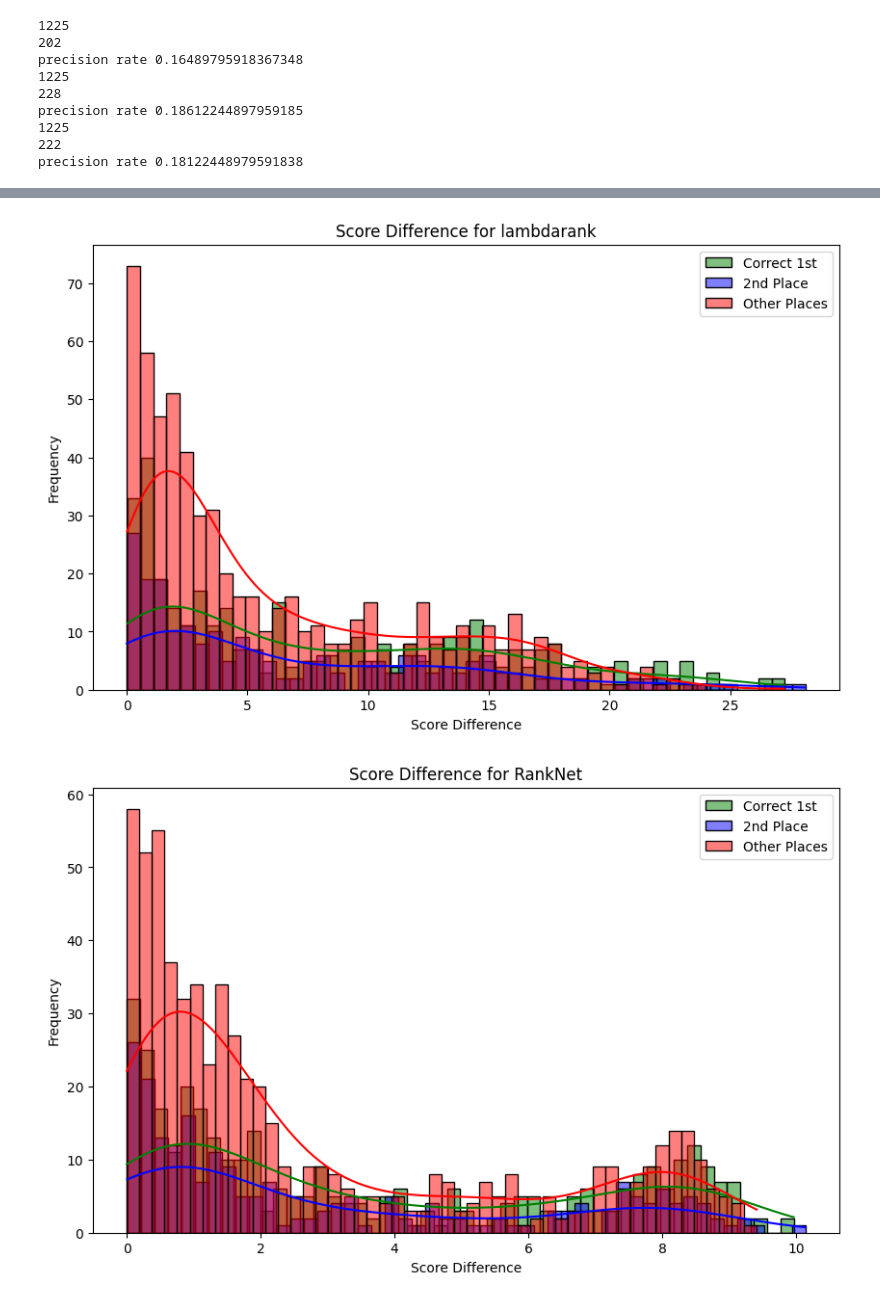
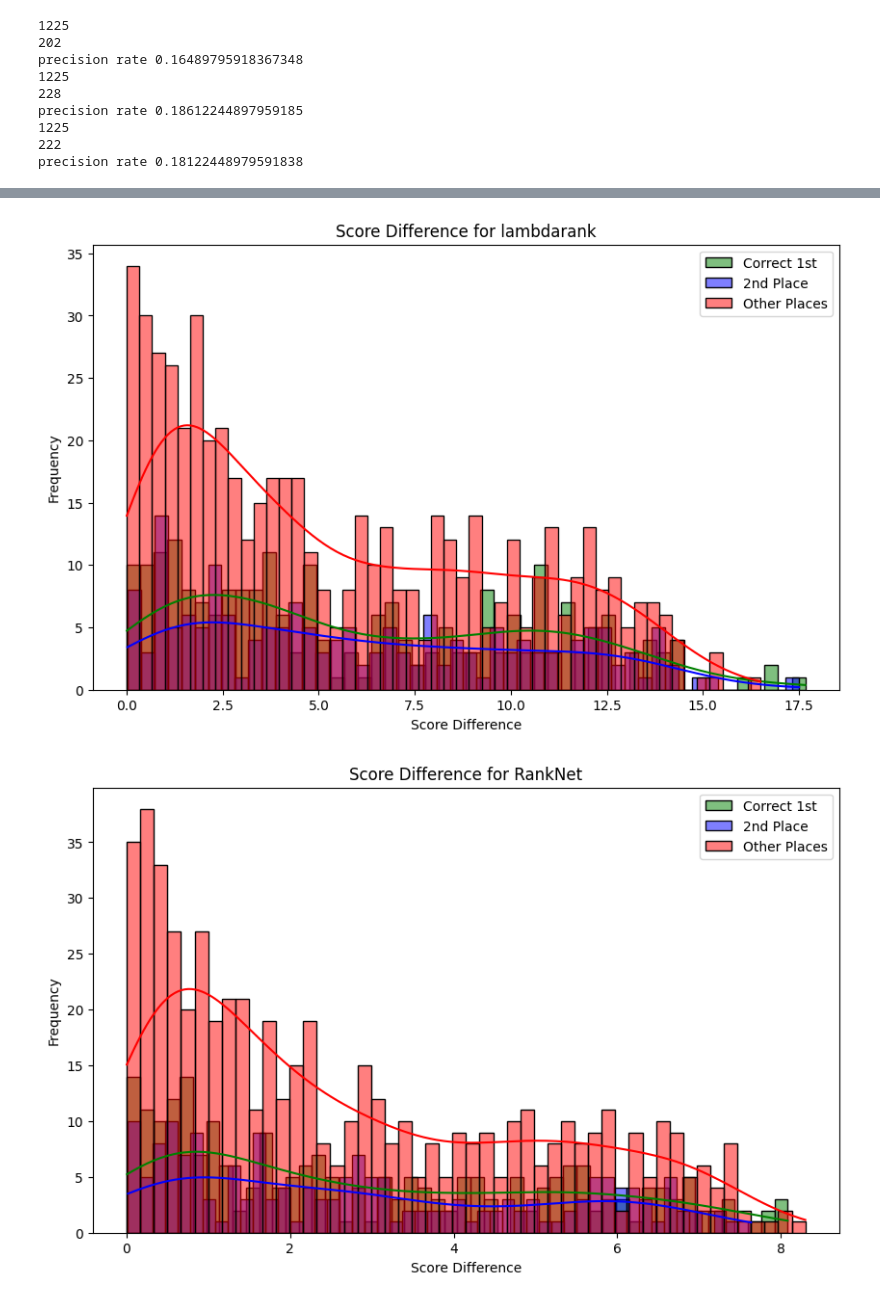
Before and after one commit to ihpolyphe/horse_inference, a Jupyter notebook: scripts/train_horse_secandary_ranking.ipynb, the cells around one changed output, grey strips where cells are left out. Cells and saved outputs as stored; diff of their text form; code cells hidden in the pictures.

```diff
--- a/scripts/train_horse_secandary_ranking.ipynb
+++ b/scripts/train_horse_secandary_ranking.ipynb
@@ -1406,13 +1453,15 @@ def remove_top_horse(data):
     # 着順が1位の馬を削除
     data = data[data['goal_number'] != 1]
     return data
-X_sorted_train_data_copy = remove_top_horse(X_sorted_train_data_copy)
+# 1位のリランキングの結果を見たいので削除しないで見る
 
-# 検証データから1位の馬を削除
-X_sorted_valid_data_copy = remove_top_horse(X_sorted_valid_data_copy)
+# X_sorted_train_data_copy = remove_top_horse(X_sorted_train_data_copy)
 
-# テストデータから1位の馬を削除
-test_ranking_copy = remove_top_horse(test_ranking_copy)
+# # 検証データから1位の馬を削除
+# X_sorted_valid_data_copy = remove_top_horse(X_sorted_valid_data_copy)
+
+# # テストデータから1位の馬を削除
+# test_ranking_copy = remove_top_horse(test_ranking_copy)
 test_ranking_race_id = test_ranking_copy["race_id"]
 # %%
 # 目的関数であるgoal_number_replaceを振りなおす。
@@ -1835,35 +1884,35 @@ F1 Score: 0.2951
 # %%
 # 同じようなアプローチで2位と3位のスコアの差から2位の予測精度の向上にトライ
 # 1位と2位のスコアの差を可視化する→閾値を決定してコンフュージョンマトリックスで正解率を確認する
 df_prediction_test_ranking['score_diff_lambdarank'] = calculate_score_diff(df_prediction_test_ranking, 'lambdarank')
 df_prediction_test_ranking['score_diff_RankNet'] = calculate_score_diff(df_prediction_test_ranking, 'RankNet')
 df_prediction_test_ranking['score_diff_Pairwise'] = calculate_score_diff(df_prediction_test_ranking, 'Pairwise')
 
 plot_score_diff(df_prediction_test_ranking, 'lambdarank', 2)
 plot_score_diff(df_prediction_test_ranking, 'RankNet', 2)
 plot_score_diff(df_prediction_test_ranking, 'Pairwise', 2)
 
-optimal_threshold_lambdarank, optimal_threshold_pr_lambdarank = find_optimal_threshold(df_prediction_test_ranking, 'lambdarank', 2)
-optimal_threshold_ranknet, optimal_threshold_pr_ranknet = find_optimal_threshold(df_prediction_test_ranking, 'RankNet', 2)
-optimal_threshold_pairwise, optimal_threshold_pr_pairwise = find_optimal_threshold(df_prediction_test_ranking, 'Pairwise', 2)
-print(f'Optimal Threshold (ROC) for lambdarank: {optimal_threshold_lambdarank}')
-print(f'Optimal Threshold (Precision-Recall) for lambdarank: {optimal_threshold_pr_lambdarank}')
-print(f'Optimal Threshold (ROC) for RankNet: {optimal_threshold_ranknet}')
-print(f'Optimal Threshold (Precision-Recall) for RankNet: {optimal_threshold_pr_ranknet}')
-print(f'Optimal Threshold (ROC) for Pairwise: {optimal_threshold_pairwise}')
-print(f'Optimal Threshold (Precision-Recall) for Pairwise: {optimal_threshold_pr_pairwise}')
+optimal_threshold_lambdarank_second, optimal_threshold_pr_lambdarank_second = find_optimal_threshold(df_prediction_test_ranking, 'lambdarank', 2)
+optimal_threshold_ranknet_second, optimal_threshold_pr_ranknet_second = find_optimal_threshold(df_prediction_test_ranking, 'RankNet', 2)
+optimal_threshold_pairwise_second, optimal_threshold_pr_pairwise_second = find_optimal_threshold(df_prediction_test_ranking, 'Pairwise', 2)
+print(f'Optimal Threshold (ROC) for lambdarank: {optimal_threshold_lambdarank_second}')
+print(f'Optimal Threshold (Precision-Recall) for lambdarank: {optimal_threshold_pr_lambdarank_second}')
+print(f'Optimal Threshold (ROC) for RankNet: {optimal_threshold_ranknet_second}')
+print(f'Optimal Threshold (Precision-Recall) for RankNet: {optimal_threshold_pr_ranknet_second}')
+print(f'Optimal Threshold (ROC) for Pairwise: {optimal_threshold_pairwise_second}')
+print(f'Optimal Threshold (Precision-Recall) for Pairwise: {optimal_threshold_pr_pairwise_second}')
 
-df_prediction_test_ranking = apply_threshold_second(df_prediction_test_ranking, 'lambdarank', optimal_threshold_lambdarank)
-df_prediction_test_ranking = apply_threshold_second(df_prediction_test_ranking, 'RankNet', optimal_threshold_ranknet)
-df_prediction_test_ranking = apply_threshold_second(df_prediction_test_ranking, 'Pairwise', optimal_threshold_pairwise)
+df_prediction_test_ranking = apply_threshold_second(df_prediction_test_ranking, 'lambdarank', optimal_threshold_lambdarank_second)
+df_prediction_test_ranking = apply_threshold_second(df_prediction_test_ranking, 'RankNet', optimal_threshold_ranknet_second)
+df_prediction_test_ranking = apply_threshold_second(df_prediction_test_ranking, 'Pairwise', optimal_threshold_pairwise_second)
 
 print("LightGBM(lambdarank)の評価")
 print(df_prediction_test_ranking['予測結果(lambdarank)'])
 rank_evaluation_N(df_prediction_test_ranking, '予測結果(lambdarank)')
 print("LightGBM(RankNet)の評価")
 rank_evaluation_N(df_prediction_test_ranking, '予測結果(RankNet)')
 print("XGBoost(Pairwise)の評価")
 rank_evaluation_N(df_prediction_test_ranking, '予測結果(Pairwise)')
 # %% [output]
-[figure, old version]
+[figure, new version]
-[figure, old version]
+[figure, new version]
```
Also changed, not shown: parts of 19 cells of this notebook, 3 other files.
